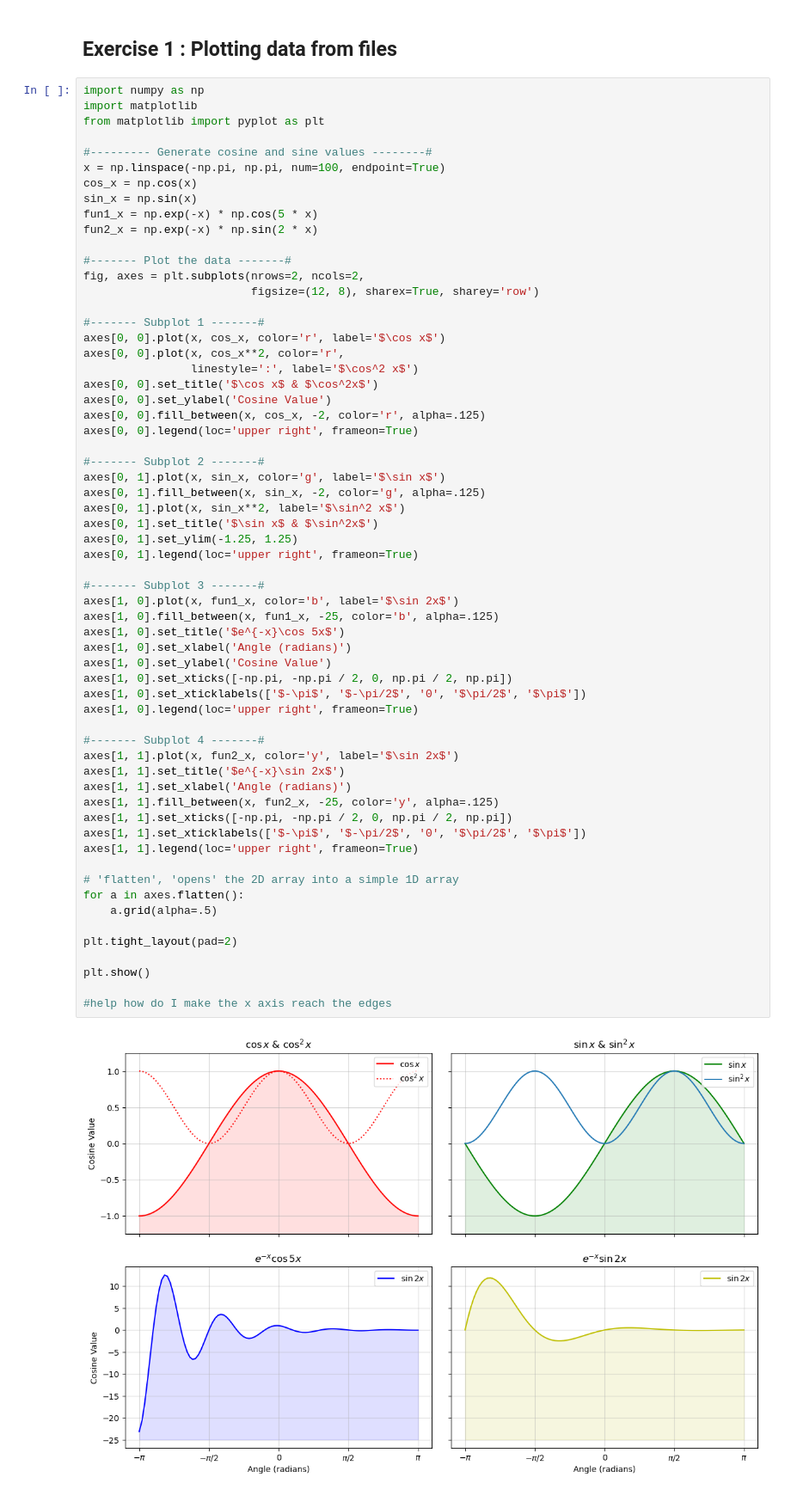
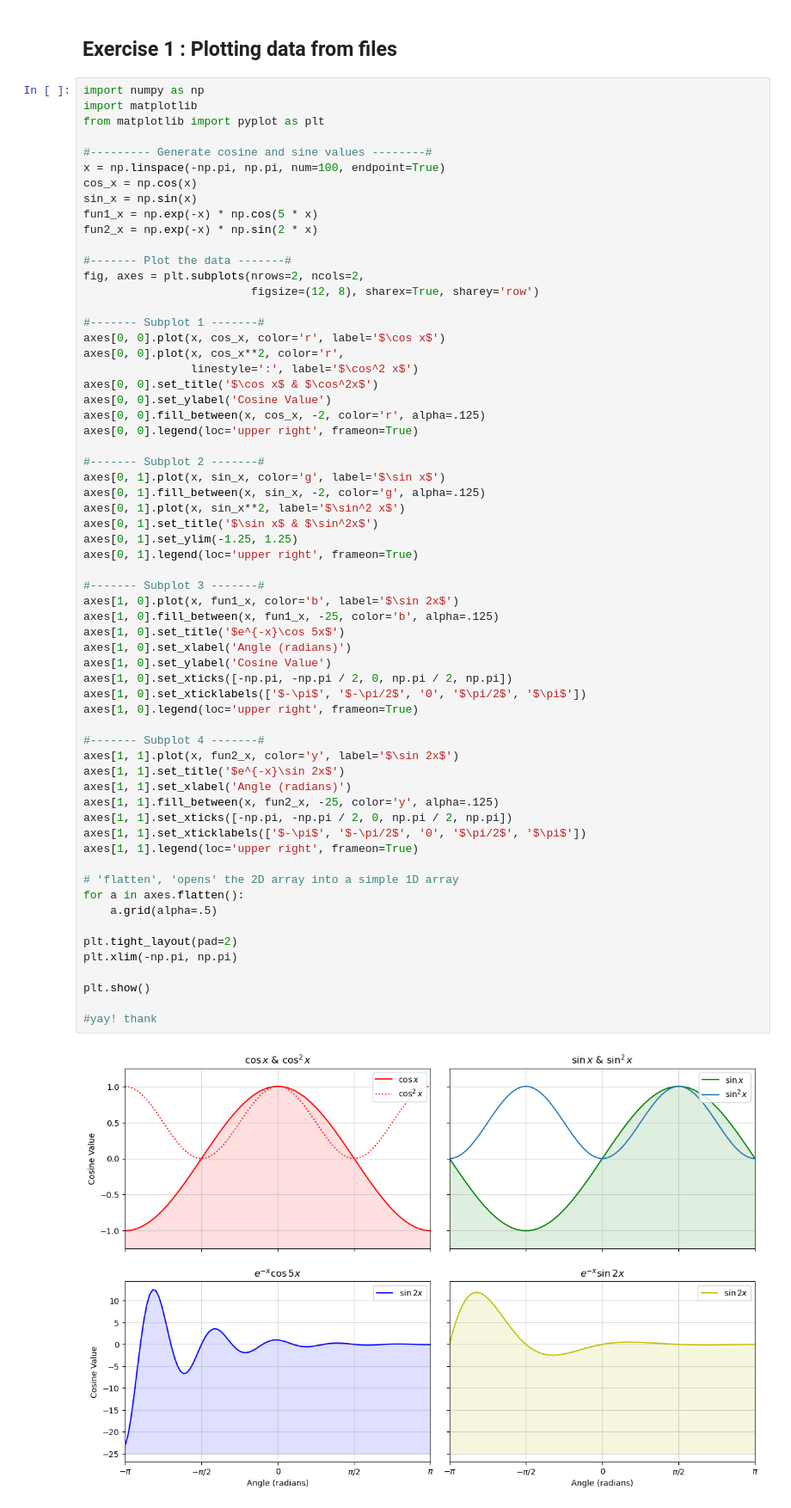
Before and after one commit to SPS-SP2273/learning-portfolio-BM14Pancake, a Jupyter notebook: plotting/plotting_(good).ipynb, the cells around one changed output. Shown at 86% size. Saved outputs shown, nothing was run; the diff lists cells and outputs as text.

Commit message:
Finished Plotting (good)

```diff
--- a/plotting/plotting_(good).ipynb
+++ b/plotting/plotting_(good).ipynb
@@ -119,32 +119,33 @@ axes[0, 1].set_ylim(-1.25, 1.25)
 axes[0, 1].legend(loc='upper right', frameon=True)
 
 #------- Subplot 3 -------#
 axes[1, 0].plot(x, fun1_x, color='b', label='$\sin 2x$')
 axes[1, 0].fill_between(x, fun1_x, -25, color='b', alpha=.125)
 axes[1, 0].set_title('$e^{-x}\cos 5x$')
 axes[1, 0].set_xlabel('Angle (radians)')
 axes[1, 0].set_ylabel('Cosine Value')
 axes[1, 0].set_xticks([-np.pi, -np.pi / 2, 0, np.pi / 2, np.pi])
 axes[1, 0].set_xticklabels(['$-\pi$', '$-\pi/2$', '0', '$\pi/2$', '$\pi$'])
 axes[1, 0].legend(loc='upper right', frameon=True)
 
 #------- Subplot 4 -------#
 axes[1, 1].plot(x, fun2_x, color='y', label='$\sin 2x$')
 axes[1, 1].set_title('$e^{-x}\sin 2x$')
 axes[1, 1].set_xlabel('Angle (radians)')
 axes[1, 1].fill_between(x, fun2_x, -25, color='y', alpha=.125)
 axes[1, 1].set_xticks([-np.pi, -np.pi / 2, 0, np.pi / 2, np.pi])
 axes[1, 1].set_xticklabels(['$-\pi$', '$-\pi/2$', '0', '$\pi/2$', '$\pi$'])
 axes[1, 1].legend(loc='upper right', frameon=True)
 
 # 'flatten', 'opens' the 2D array into a simple 1D array
 for a in axes.flatten():
     a.grid(alpha=.5)
 
 plt.tight_layout(pad=2)
+plt.xlim(-np.pi, np.pi)
 
 plt.show()
 
-#help how do I make the x axis reach the edges
+#yay! thank
 # %% [output]
-[figure, old version]
+[figure, new version]
```
Also changed, not shown: 1 other file.
